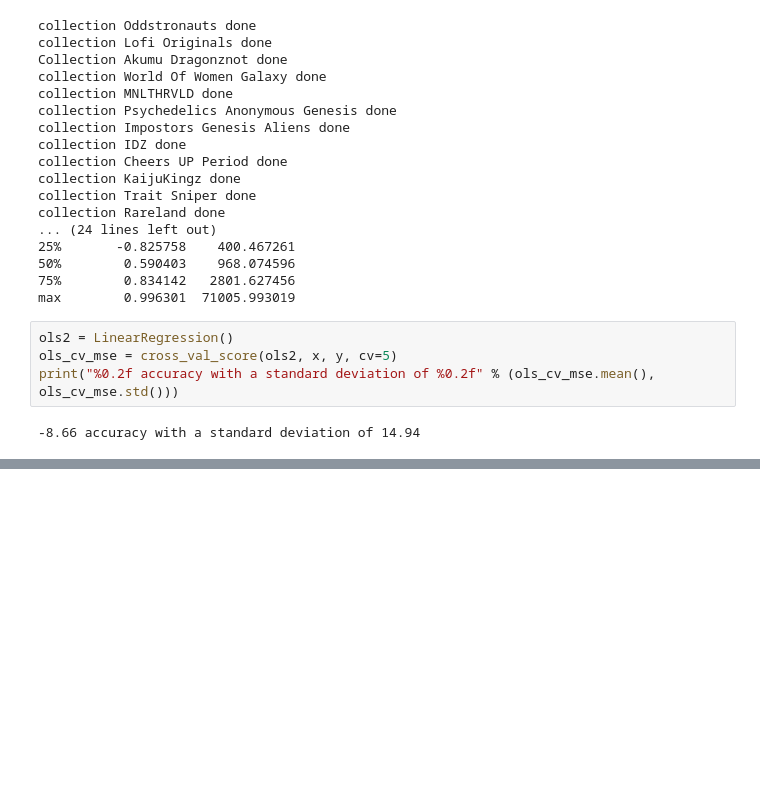
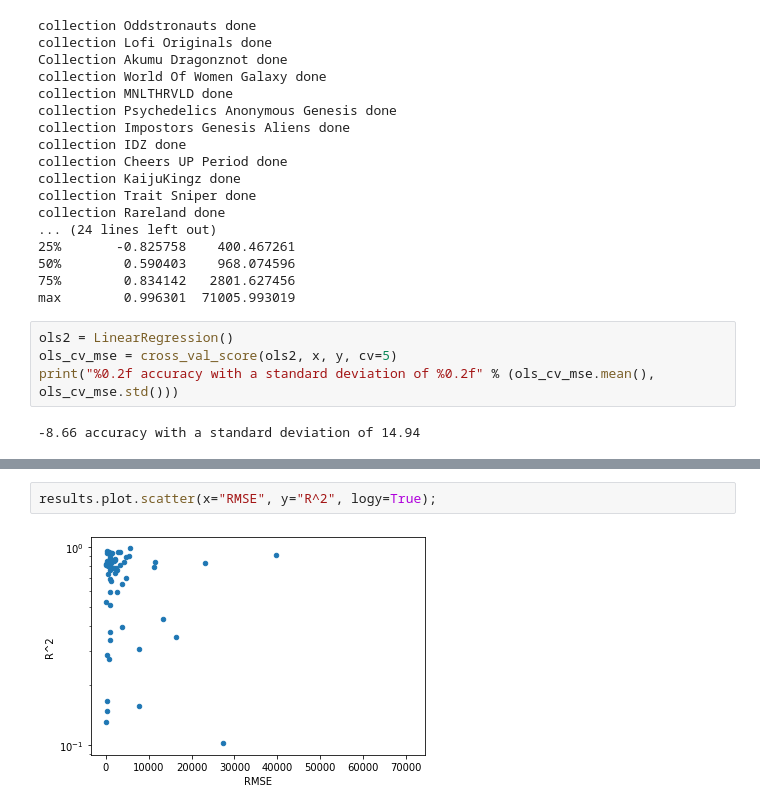
Before and after one commit to EgorMozharov/NFT, a Jupyter notebook: Predict.ipynb, the cells around one changed output, grey strips where cells are left out. Cells and saved outputs as stored; diff of their text form; blank space fills up the shorter version.

```diff
--- a/Predict.ipynb
+++ b/Predict.ipynb
@@ -181,0 +186,4 @@ print("%0.2f accuracy with a standard deviation of %0.2f" % (ols_cv_mse.mean(),
+# %%
+results.plot.scatter(x="RMSE", y="R^2", logy=True);
+# %% [output]
+[figure, added]
```
Also changed, not shown: parts of 2 cells of this notebook.
